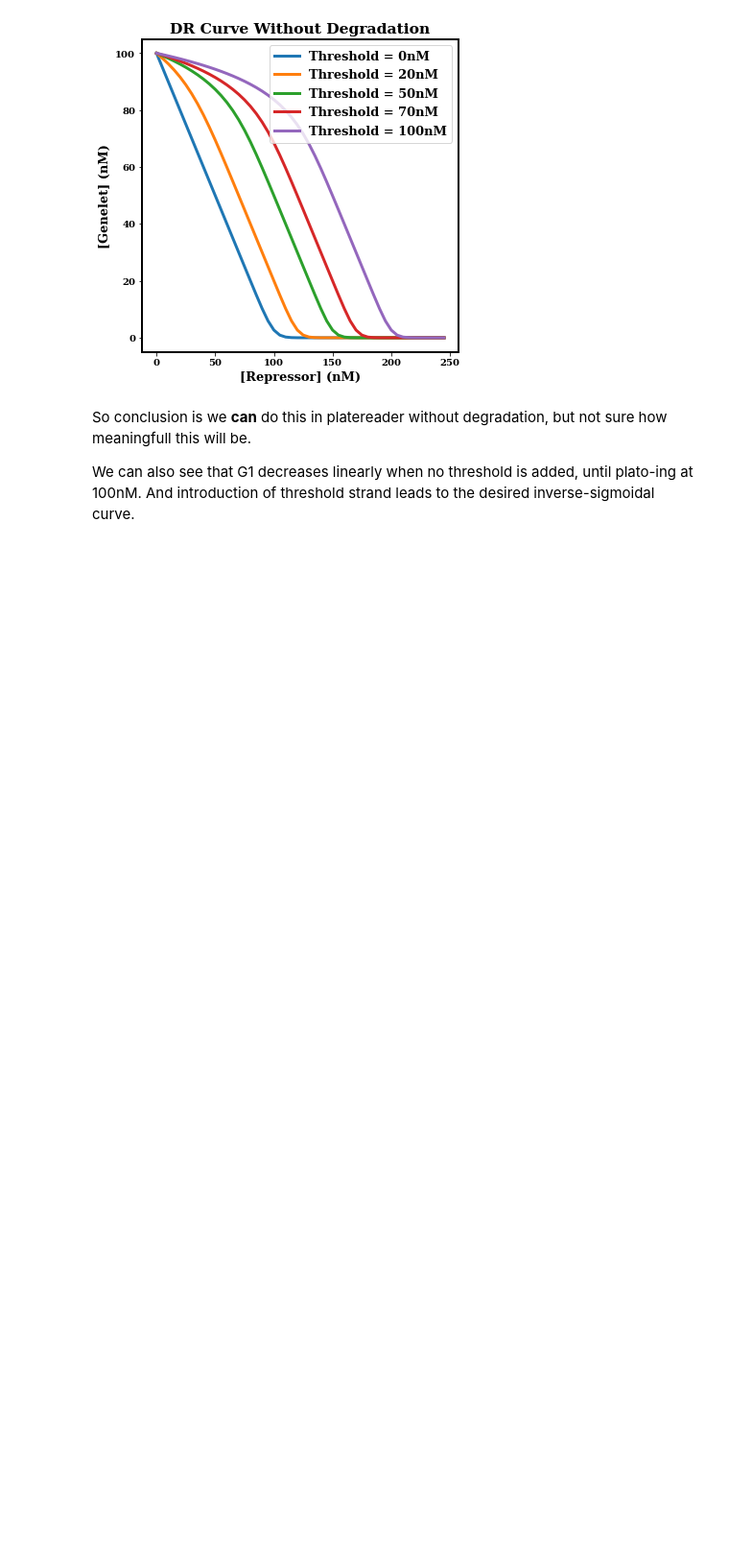
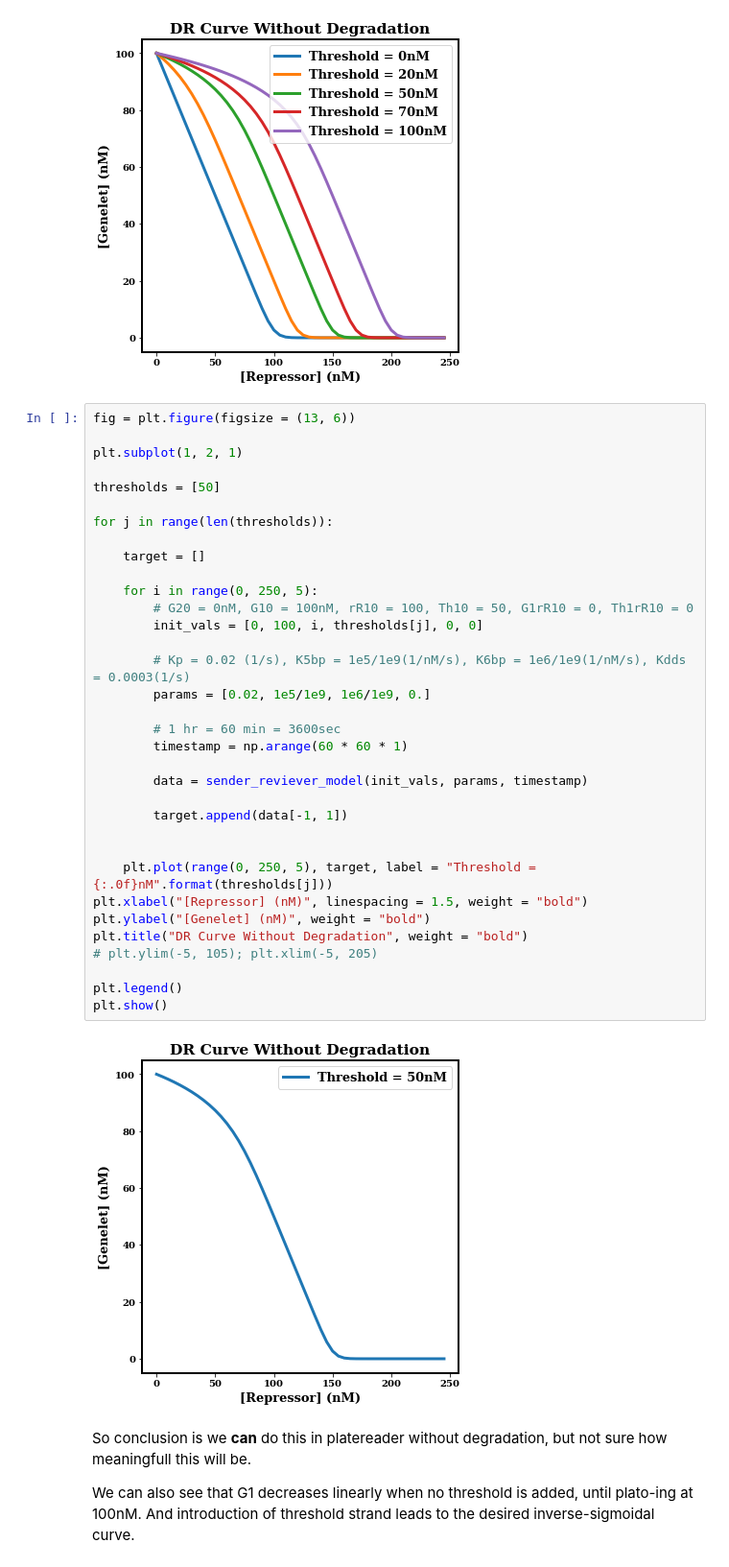
Before and after one commit to charliecharlie29/Schulmanlab-Genelet-Models, a Jupyter notebook: 20211102-Receiver-Characterization-PR-Model.ipynb, the cells around one changed output. Shown at 96% size. Saved outputs shown, nothing was run; the diff lists cells and outputs as text; blank space fills up the shorter version.

```diff
--- a/20211102-Receiver-Characterization-PR-Model.ipynb
+++ b/20211102-Receiver-Characterization-PR-Model.ipynb
@@ -189,6 +189,42 @@ plt.legend()
 plt.show()
 # %% [output]
 [figure]
+# %%
+fig = plt.figure(figsize = (13, 6))
+
+plt.subplot(1, 2, 1)
+
+thresholds = [50]
+
+for j in range(len(thresholds)):
+
+    target = []
+
+    for i in range(0, 250, 5):
+        # G20 = 0nM, G10 = 100nM, rR10 = 100, Th10 = 50, G1rR10 = 0, Th1rR10 = 0
+        init_vals = [0, 100, i, thresholds[j], 0, 0]
+
+        # Kp = 0.02 (1/s), K5bp = 1e5/1e9(1/nM/s), K6bp = 1e6/1e9(1/nM/s), Kdds = 0.0003(1/s)
+        params = [0.02, 1e5/1e9, 1e6/1e9, 0.]
+
+        # 1 hr = 60 min = 3600sec
+        timestamp = np.arange(60 * 60 * 1)
+
+        data = sender_reviever_model(init_vals, params, timestamp)
+
+        target.append(data[-1, 1])
+
+
+    plt.plot(range(0, 250, 5), target, label = "Threshold = {:.0f}nM".format(thresholds[j]))
+plt.xlabel("[Repressor] (nM)", linespacing = 1.5, weight = "bold")
+plt.ylabel("[Genelet] (nM)", weight = "bold")
+plt.title("DR Curve Without Degradation", weight = "bold")
+# plt.ylim(-5, 105); plt.xlim(-5, 205)
+
+plt.legend()
+plt.show()
+# %% [output]
+[figure, added]
 # %% [markdown]
 So conclusion is we **can** do this in platereader without degradation, but not sure how meaningfull this will be.
 
```
Also changed, not shown: 1 other file.
